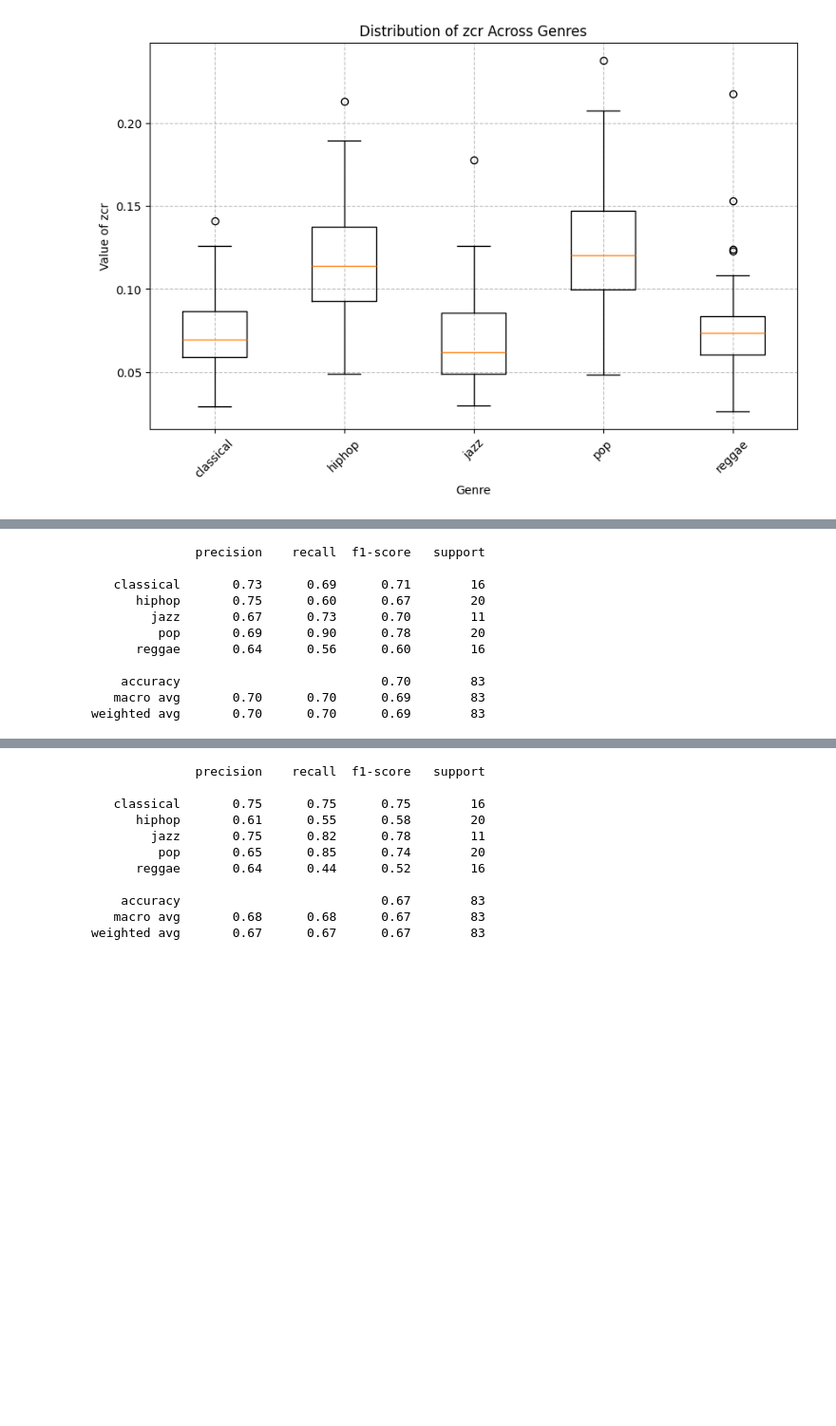
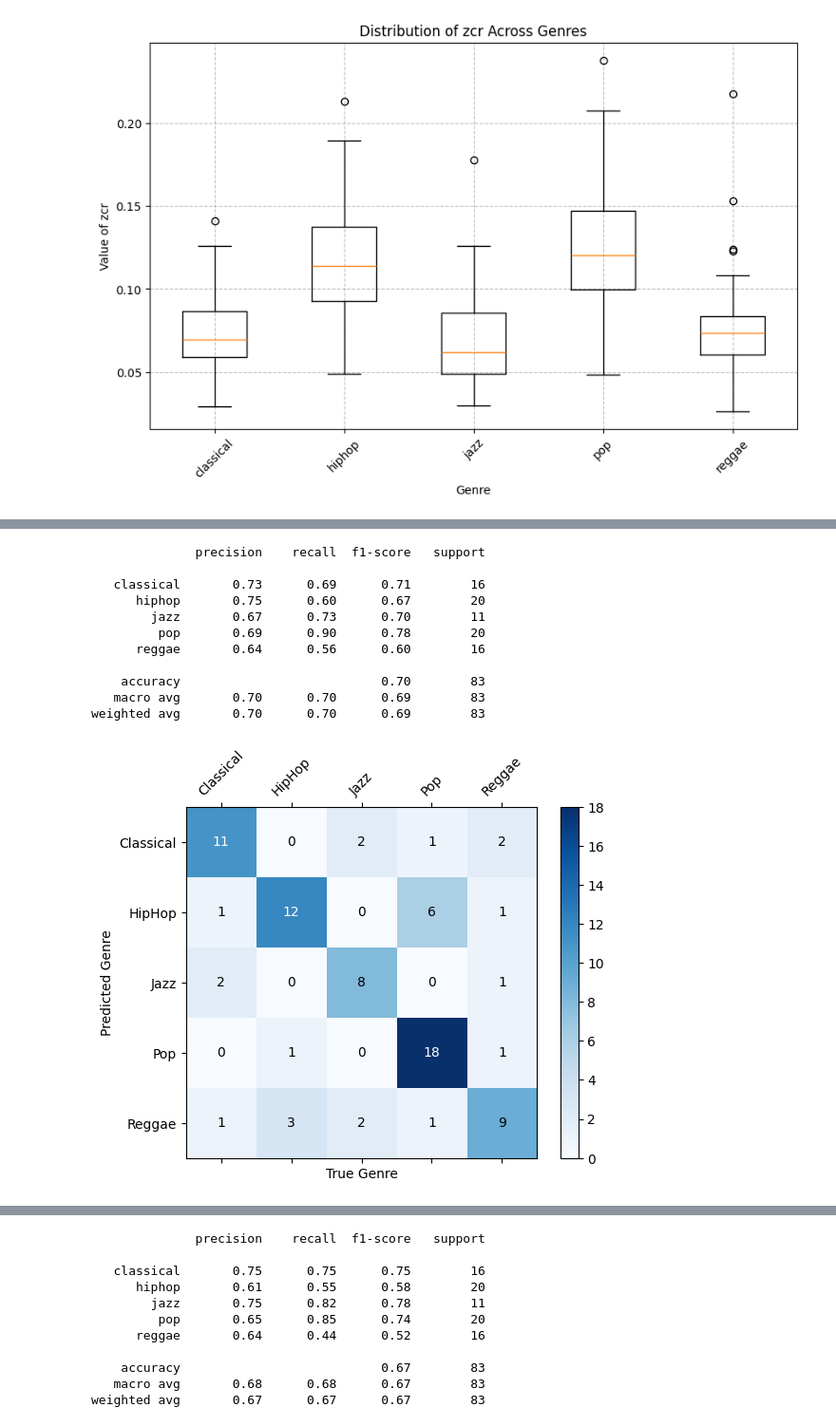
Before and after one commit to Andethy/AudioTechII-Final, a Jupyter notebook: final.ipynb, the cells around one changed output, grey strips where cells are left out. Shown at 95% size. Cells and saved outputs as stored; diff of their text form; code cells hidden in the pictures; blank space fills up the shorter version.

```diff
--- a/final.ipynb
+++ b/final.ipynb
@@ -498,18 +513,18 @@ box_genres(m3.df, 'zcr')
 # %%
-# over time, we found that you could get good results from either much less information, or much more
-# one model with less information is this, which uses only MFCCs 1-3, and RMS
 mLess = Model(DATA, [*(f'mfcc{n}' for n in range(1,4)), 'rms'])
 mLess.generate_model()
 print(mLess.get_report())
+get_heatmap(mLess.get_matrix())
 # %% [output]
               precision    recall  f1-score   support
 
    classical       0.73      0.69      0.71        16
       hiphop       0.75      0.60      0.67        20
         jazz       0.67      0.73      0.70        11
          pop       0.69      0.90      0.78        20
       reggae       0.64      0.56      0.60        16
 
     accuracy                           0.70        83
    macro avg       0.70      0.70      0.69        83
 weighted avg       0.70      0.70      0.69        83
+[figure, added]
```
Also changed, not shown: parts of 8 cells of this notebook.
